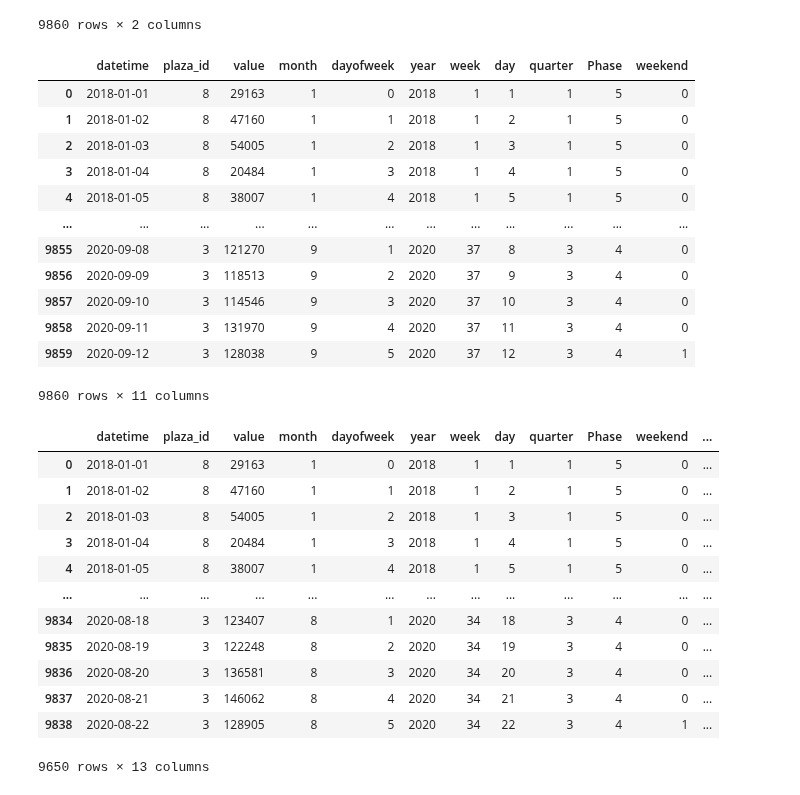
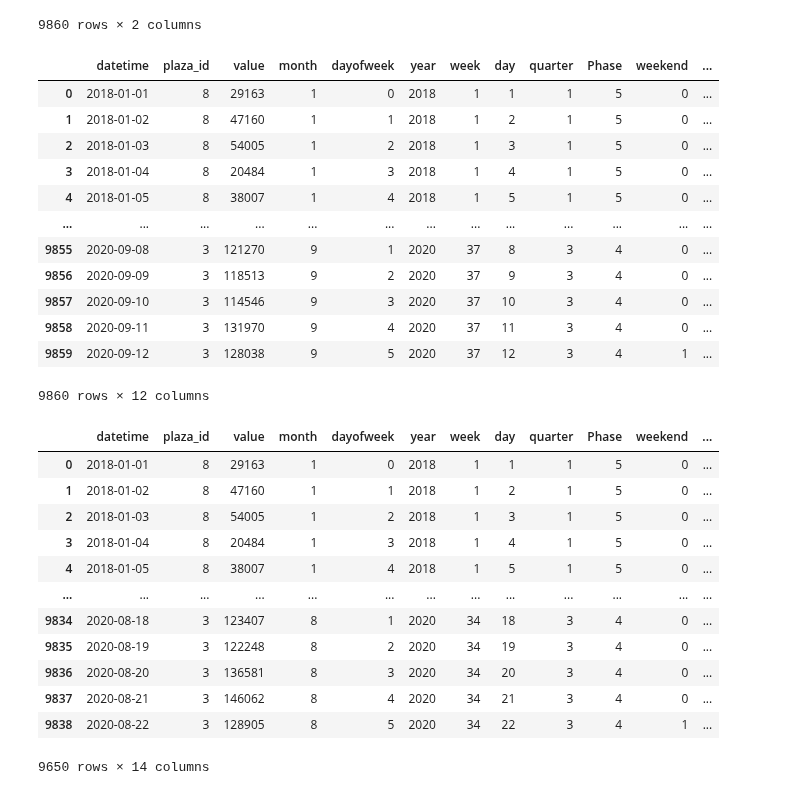
Before and after one commit to albertum1/Time_Series_MTABT, a Jupyter notebook: lgbm_trial.ipynb, the cells around one changed output. Cells and saved outputs as stored; diff of their text form; code cells hidden in the pictures.

```diff
--- a/lgbm_trial.ipynb
+++ b/lgbm_trial.ipynb
@@ -23,0 +26,3 @@ import lightgbm as lgb
+# %%
+for date in holidays.UnitedStates(years=2019).items():
+    print(date)
@@ -23,0 +40,3 @@ import lightgbm as lgb
+# %%
+for date in holidays.UnitedStates(years=2018).items():
+    print(date)
@@ -24,3 +55,8 @@ import lightgbm as lgb
+# %%
+holidays_2018_2020 = []
+for year in [2018, 2019, 2020]:
+    for date in holidays.UnitedStates(years=year).items():
+        holidays_2018_2020.append(date[0])
 # %%
 def return_series(csv_path):
     """
@@ -148,6 +184,7 @@ def date_features(_df):
 
     _df['Phase'] = np.select(conditions, choices, 5)
     _df['weekend'] = (_df.index.dayofweek>4).astype(int)
+    _df['holiday'] = np.where(_df.index.isin(holidays_2018_2020), 1, 0)
 
     return _df
 # %%
@@ -156,46 +193,46 @@ _df_melt.reset_index(inplace=True)
 # %%
 conditions = [
     _df_melt['plaza_id'].eq('Triboro Bronx'),
     _df_melt['plaza_id'].eq('Triboro Manhattan'),
     _df_melt['plaza_id'].eq('Whitestone'),
     _df_melt['plaza_id'].eq('Henry Hudson'),
     _df_melt['plaza_id'].eq('Marine Parkway'),
     _df_melt['plaza_id'].eq('Cross Bay'),
-    _df_melt['plaza_id'].eq('Quessn Midtown'),
+    _df_melt['plaza_id'].eq('Queens Midtown'),
     _df_melt['plaza_id'].eq('Brooklyn Battery'),
     _df_melt['plaza_id'].eq('Throgs Neck'),
     _df_melt['plaza_id'].eq('Verrazano')
 
 ]
 choices = [
     1,
     2,
     3,
     4,
     5,
     6,
     7,
     8,
     9,
     10
 ]
 
 _df_melt['plaza_id'] = np.select(conditions, choices, 0)
 _df_melt
 # %% [output]
-|  | datetime | plaza_id | value | month | dayofweek | year | week | day | quarter | Phase | weekend |
-| 0 | 2018-01-01 | 8 | 29163 | 1 | 0 | 2018 | 1 | 1 | 1 | 5 | 0 |
-| 1 | 2018-01-02 | 8 | 47160 | 1 | 1 | 2018 | 1 | 2 | 1 | 5 | 0 |
-| 2 | 2018-01-03 | 8 | 54005 | 1 | 2 | 2018 | 1 | 3 | 1 | 5 | 0 |
-| 3 | 2018-01-04 | 8 | 20484 | 1 | 3 | 2018 | 1 | 4 | 1 | 5 | 0 |
-| 4 | 2018-01-05 | 8 | 38007 | 1 | 4 | 2018 | 1 | 5 | 1 | 5 | 0 |
-| ... | ... | ... | ... | ... | ... | ... | ... | ... | ... | ... | ... |
-| 9855 | 2020-09-08 | 3 | 121270 | 9 | 1 | 2020 | 37 | 8 | 3 | 4 | 0 |
-| 9856 | 2020-09-09 | 3 | 118513 | 9 | 2 | 2020 | 37 | 9 | 3 | 4 | 0 |
-| 9857 | 2020-09-10 | 3 | 114546 | 9 | 3 | 2020 | 37 | 10 | 3 | 4 | 0 |
-| 9858 | 2020-09-11 | 3 | 131970 | 9 | 4 | 2020 | 37 | 11 | 3 | 4 | 0 |
-| 9859 | 2020-09-12 | 3 | 128038 | 9 | 5 | 2020 | 37 | 12 | 3 | 4 | 1 |
+|  | datetime | plaza_id | value | month | dayofweek | year | week | day | quarter | Phase | weekend | ... |
+| 0 | 2018-01-01 | 8 | 29163 | 1 | 0 | 2018 | 1 | 1 | 1 | 5 | 0 | ... |
+| 1 | 2018-01-02 | 8 | 47160 | 1 | 1 | 2018 | 1 | 2 | 1 | 5 | 0 | ... |
+| 2 | 2018-01-03 | 8 | 54005 | 1 | 2 | 2018 | 1 | 3 | 1 | 5 | 0 | ... |
+| 3 | 2018-01-04 | 8 | 20484 | 1 | 3 | 2018 | 1 | 4 | 1 | 5 | 0 | ... |
+| 4 | 2018-01-05 | 8 | 38007 | 1 | 4 | 2018 | 1 | 5 | 1 | 5 | 0 | ... |
+| ... | ... | ... | ... | ... | ... | ... | ... | ... | ... | ... | ... | ... |
+| 9855 | 2020-09-08 | 3 | 121270 | 9 | 1 | 2020 | 37 | 8 | 3 | 4 | 0 | ... |
+| 9856 | 2020-09-09 | 3 | 118513 | 9 | 2 | 2020 | 37 | 9 | 3 | 4 | 0 | ... |
+| 9857 | 2020-09-10 | 3 | 114546 | 9 | 3 | 2020 | 37 | 10 | 3 | 4 | 0 | ... |
+| 9858 | 2020-09-11 | 3 | 131970 | 9 | 4 | 2020 | 37 | 11 | 3 | 4 | 0 | ... |
+| 9859 | 2020-09-12 | 3 | 128038 | 9 | 5 | 2020 | 37 | 12 | 3 | 4 | 1 | ... |
-9860 rows × 11 columns
+9860 rows × 12 columns
 # %%
 train_set = _df_melt.loc[_df_melt['datetime'] <= '2020-08-22'].copy()
 test_set = _df_melt.loc[_df_melt['datetime'] > '2020-08-22'].copy()
@@ -219,5 +256,5 @@ train_set
 | 9836 | 2020-08-20 | 3 | 136581 | 8 | 3 | 2020 | 34 | 20 | 3 | 4 | 0 | ... |
 | 9837 | 2020-08-21 | 3 | 146062 | 8 | 4 | 2020 | 34 | 21 | 3 | 4 | 0 | ... |
 | 9838 | 2020-08-22 | 3 | 128905 | 8 | 5 | 2020 | 34 | 22 | 3 | 4 | 1 | ... |
-9650 rows × 13 columns
+9650 rows × 14 columns
 # %%
```
Also changed, not shown: parts of 100 cells of this notebook.
